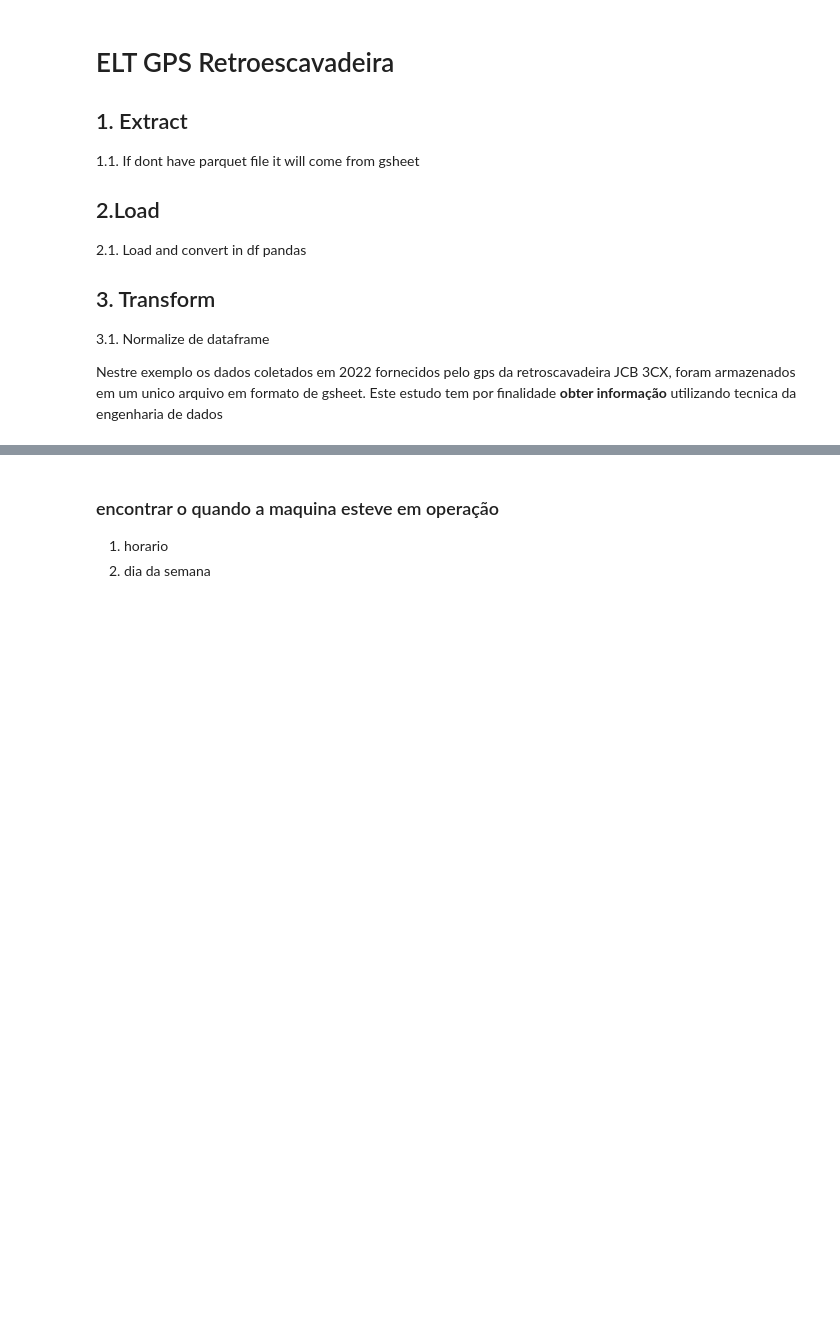
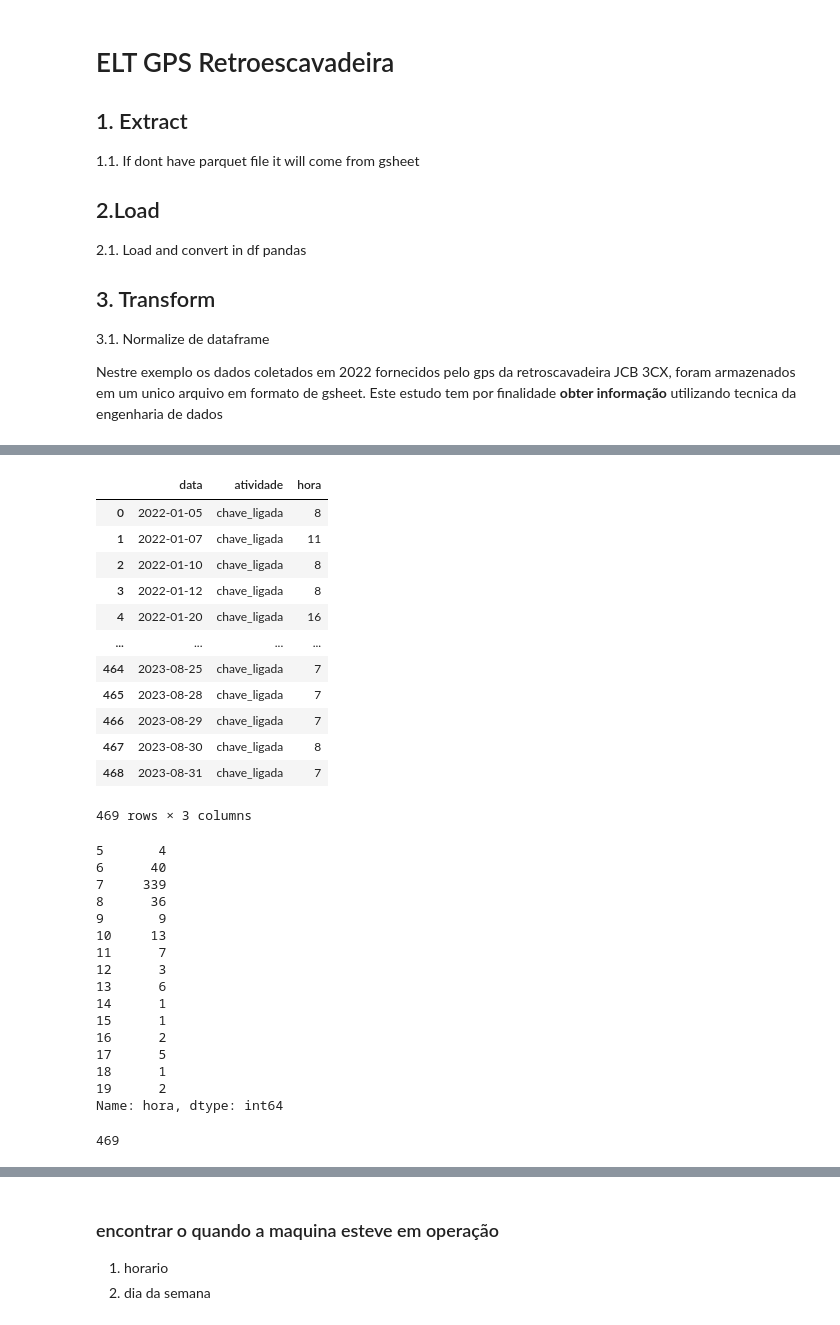
Before and after one commit to CAIOZANETTI/gps_maquina, a Jupyter notebook: etl_tabela_gps.ipynb, the cells around one changed output, grey strips where cells are left out. Saved outputs shown, nothing was run; the diff lists cells and outputs as text; code cells hidden in the pictures; blank space fills up the shorter version.

```diff
--- a/etl_tabela_gps.ipynb
+++ b/etl_tabela_gps.ipynb
@@ -25,3 +105,39 @@ df1 = fx_data.df_bronze_to_silver_gps(df=df,remover_colunas=remover_colunas)
+# %%
+df3 = df1[df1['atividade'] == 'chave_ligada'].groupby(['data', 'atividade'])['hora'].first().reset_index()
+display(df3)
+display(df3['hora'].value_counts().sort_index())
+df3['data'].nunique()
+# %% [output]
+|  | data | atividade | hora |
+| 0 | 2022-01-05 | chave_ligada | 8 |
+| 1 | 2022-01-07 | chave_ligada | 11 |
+| 2 | 2022-01-10 | chave_ligada | 8 |
+| 3 | 2022-01-12 | chave_ligada | 8 |
+| 4 | 2022-01-20 | chave_ligada | 16 |
+| ... | ... | ... | ... |
+| 464 | 2023-08-25 | chave_ligada | 7 |
+| 465 | 2023-08-28 | chave_ligada | 7 |
+| 466 | 2023-08-29 | chave_ligada | 7 |
+| 467 | 2023-08-30 | chave_ligada | 8 |
+| 468 | 2023-08-31 | chave_ligada | 7 |
+469 rows × 3 columns
+5       4
+6      40
+7     339
+8      36
+9       9
+10     13
+11      7
+12      3
+13      6
+14      1
+15      1
+16      2
+17      5
+18      1
+19      2
+Name: hora, dtype: int64
+469
 # %%
 #salvar
 caminho = 'C:\\Users\\User\\Documents\\GitHub\\gps_maquina\\data\\'
```
Also changed, not shown: parts of 12 cells of this notebook, 2 other files.
